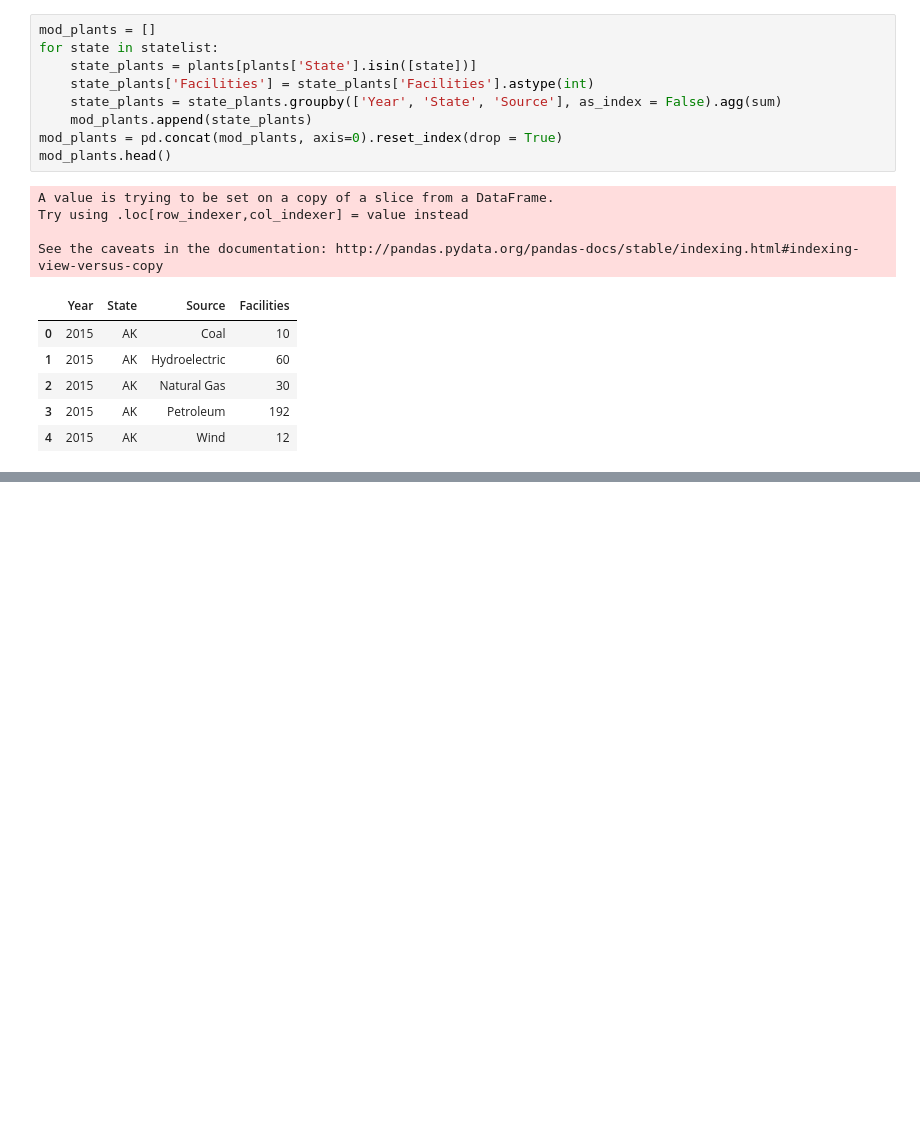
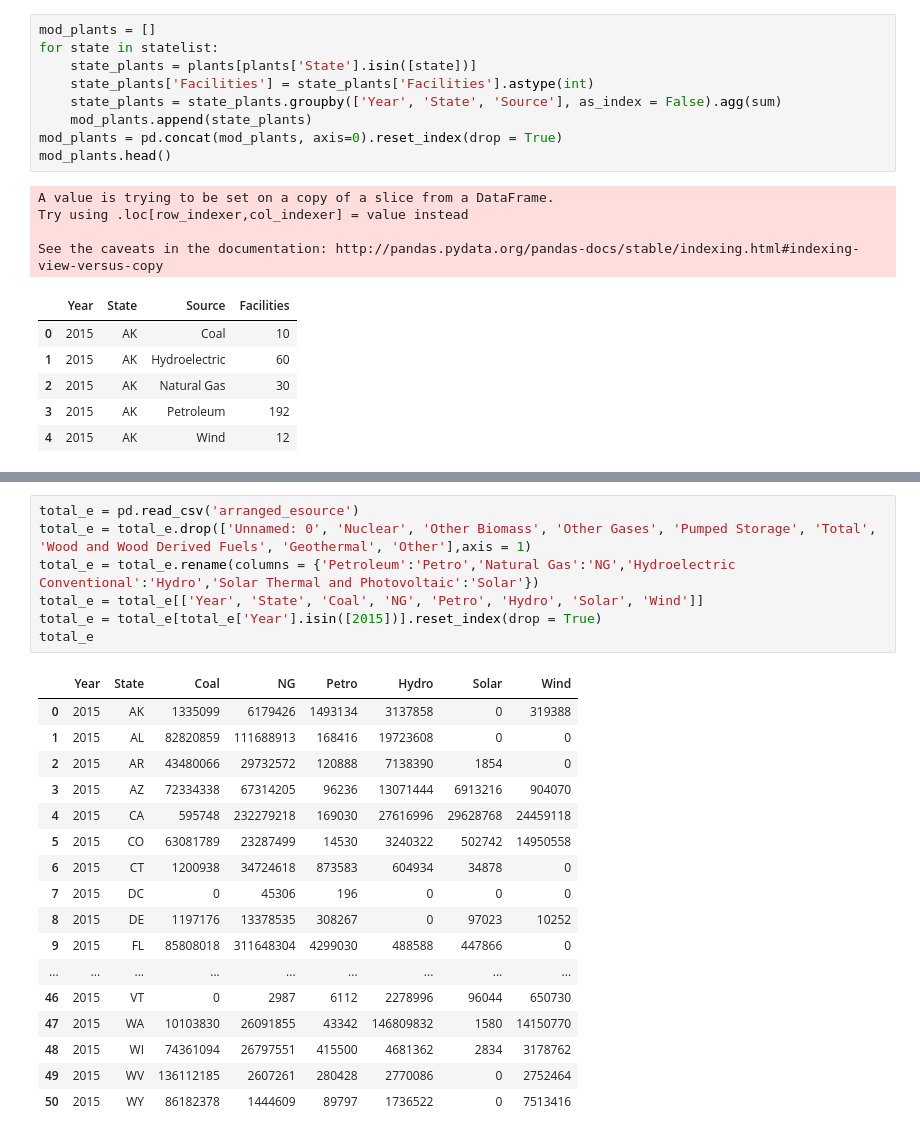
Before and after one commit to tydpan/EASE-Project, a Jupyter notebook: Arranged_Data/plant_list.ipynb, the cells around one changed output, grey strips where cells are left out. Drawn from its saved outputs; the diff is of its cells as text; blank space fills up the shorter version.

```diff
--- a/Arranged_Data/plant_list.ipynb
+++ b/Arranged_Data/plant_list.ipynb
@@ -80,3 +82,28 @@ final_plants
 | 48 | 2015 | WI | 30 | 90 | 64 | 130 | 2 | 24 |
 | 49 | 2015 | WV | 24 | 6 | 2 | 22 | 0 | 10 |
 | 50 | 2015 | WY | 24 | 20 | 6 | 32 | 0 | 40 |
+# %%
+total_e = pd.read_csv('arranged_esource')
+total_e = total_e.drop(['Unnamed: 0', 'Nuclear', 'Other Biomass', 'Other Gases', 'Pumped Storage', 'Total', 'Wood and Wood Derived Fuels', 'Geothermal', 'Other'],axis = 1)
+total_e = total_e.rename(columns = {'Petroleum':'Petro','Natural Gas':'NG','Hydroelectric Conventional':'Hydro','Solar Thermal and Photovoltaic':'Solar'})
+total_e = total_e[['Year', 'State', 'Coal', 'NG', 'Petro', 'Hydro', 'Solar', 'Wind']]
+total_e = total_e[total_e['Year'].isin([2015])].reset_index(drop = True)
+total_e
+# %% [output]
+|  | Year | State | Coal | NG | Petro | Hydro | Solar | Wind |
+| 0 | 2015 | AK | 1335099 | 6179426 | 1493134 | 3137858 | 0 | 319388 |
+| 1 | 2015 | AL | 82820859 | 111688913 | 168416 | 19723608 | 0 | 0 |
+| 2 | 2015 | AR | 43480066 | 29732572 | 120888 | 7138390 | 1854 | 0 |
+| 3 | 2015 | AZ | 72334338 | 67314205 | 96236 | 13071444 | 6913216 | 904070 |
+| 4 | 2015 | CA | 595748 | 232279218 | 169030 | 27616996 | 29628768 | 24459118 |
+| 5 | 2015 | CO | 63081789 | 23287499 | 14530 | 3240322 | 502742 | 14950558 |
+| 6 | 2015 | CT | 1200938 | 34724618 | 873583 | 604934 | 34878 | 0 |
+| 7 | 2015 | DC | 0 | 45306 | 196 | 0 | 0 | 0 |
+| 8 | 2015 | DE | 1197176 | 13378535 | 308267 | 0 | 97023 | 10252 |
+| 9 | 2015 | FL | 85808018 | 311648304 | 4299030 | 488588 | 447866 | 0 |
+| ... | ... | ... | ... | ... | ... | ... | ... | ... |
+| 46 | 2015 | VT | 0 | 2987 | 6112 | 2278996 | 96044 | 650730 |
+| 47 | 2015 | WA | 10103830 | 26091855 | 43342 | 146809832 | 1580 | 14150770 |
+| 48 | 2015 | WI | 74361094 | 26797551 | 415500 | 4681362 | 2834 | 3178762 |
+| 49 | 2015 | WV | 136112185 | 2607261 | 280428 | 2770086 | 0 | 2752464 |
+| 50 | 2015 | WY | 86182378 | 1444609 | 89797 | 1736522 | 0 | 7513416 |
```
Also changed, not shown: parts of 4 cells of this notebook.
